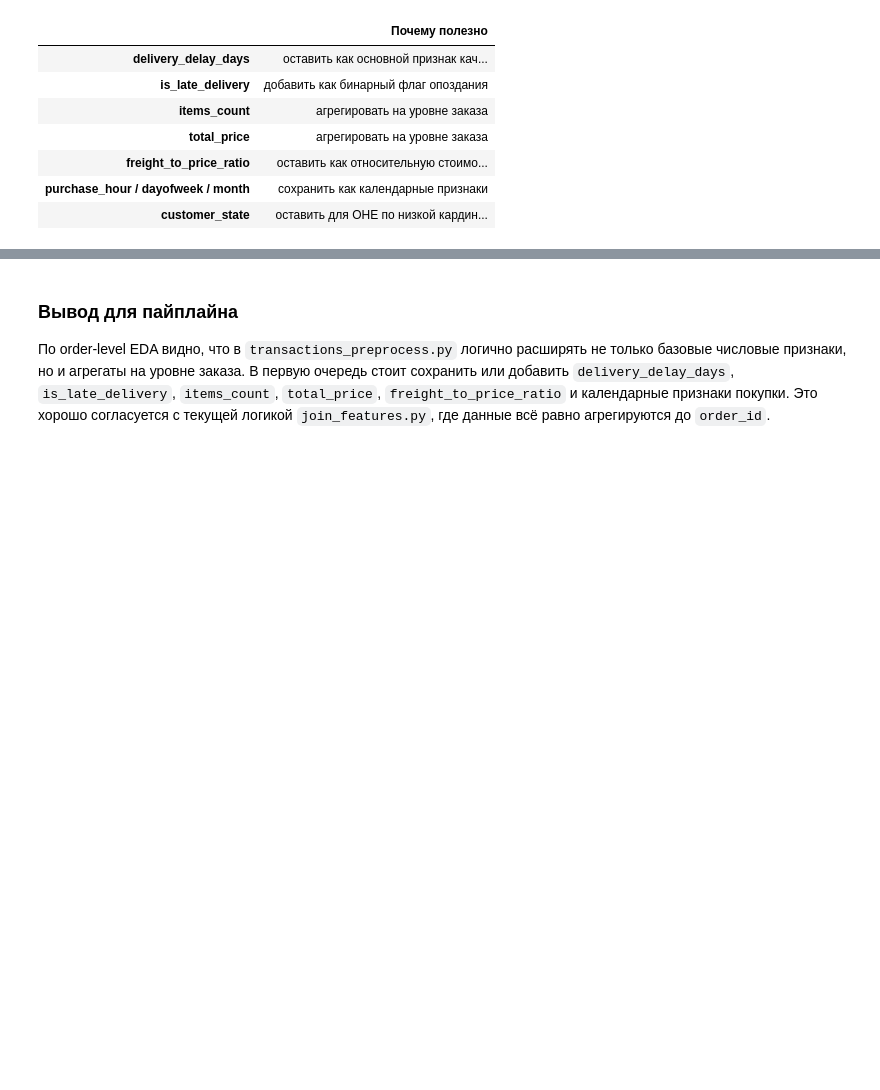
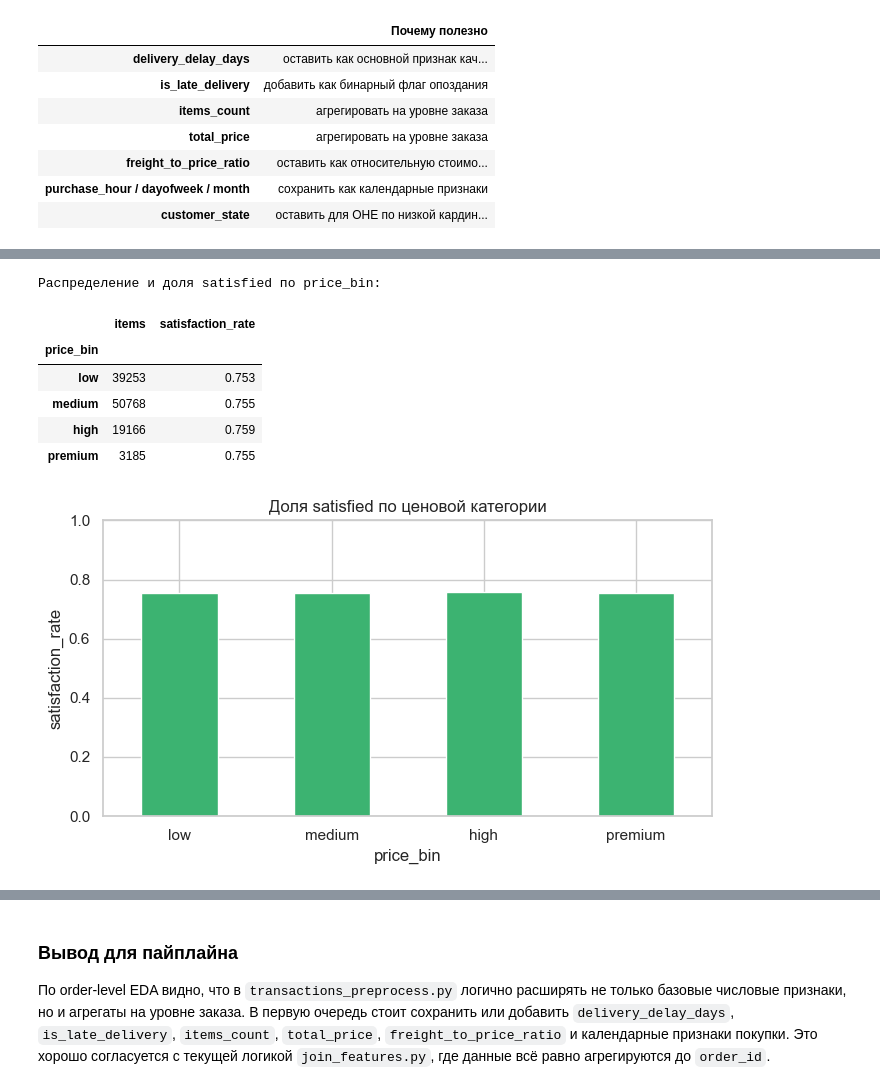
Before and after one commit to alisingit/ISSII, a Jupyter notebook: lab1/notebooks/eda_transactions.ipynb, the cells around one changed output, grey strips where cells are left out. Saved outputs shown, nothing was run; the diff lists cells and outputs as text; code cells hidden in the pictures; blank space fills up the shorter version.

```diff
--- a/lab1/notebooks/eda_transactions.ipynb
+++ b/lab1/notebooks/eda_transactions.ipynb
@@ -300,0 +305,34 @@ display(candidate_features.to_frame("Почему полезно"))
+# %%
+items_price = items[["order_id", "price"]].copy()
+items_price["price_bin"] = pd.cut(
+    items_price["price"],
+    bins=[0, 50, 150, 500, np.inf],
+    labels=["low", "medium", "high", "premium"],
+)
+items_price = items_price.merge(reviews_tx[["order_id", "is_satisfied"]], on="order_id", how="inner")
+
+price_bin_summary = (
+    items_price.groupby("price_bin", observed=True)
+    .agg(items=("order_id", "count"), satisfaction_rate=("is_satisfied", "mean"))
+    .round(3)
+)
+print("Распределение и доля satisfied по price_bin:")
+display(price_bin_summary)
+
+fig, ax = plt.subplots(figsize=(7, 4))
+price_bin_summary["satisfaction_rate"].plot(kind="bar", ax=ax, color="mediumseagreen")
+ax.set_ylim(0, 1)
+ax.set_ylabel("satisfaction_rate")
+ax.set_title("Доля satisfied по ценовой категории")
+ax.tick_params(axis="x", rotation=0)
+plt.tight_layout()
+plt.show()
+# %% [output]
+Распределение и доля satisfied по price_bin:
+|  | items | satisfaction_rate |
+| price_bin |  |  |
+| low | 39253 | 0.753 |
+| medium | 50768 | 0.755 |
+| high | 19166 | 0.759 |
+| premium | 3185 | 0.755 |
+[figure, added]
```
Also changed, not shown: parts of 3 cells of this notebook, 4 other files.
